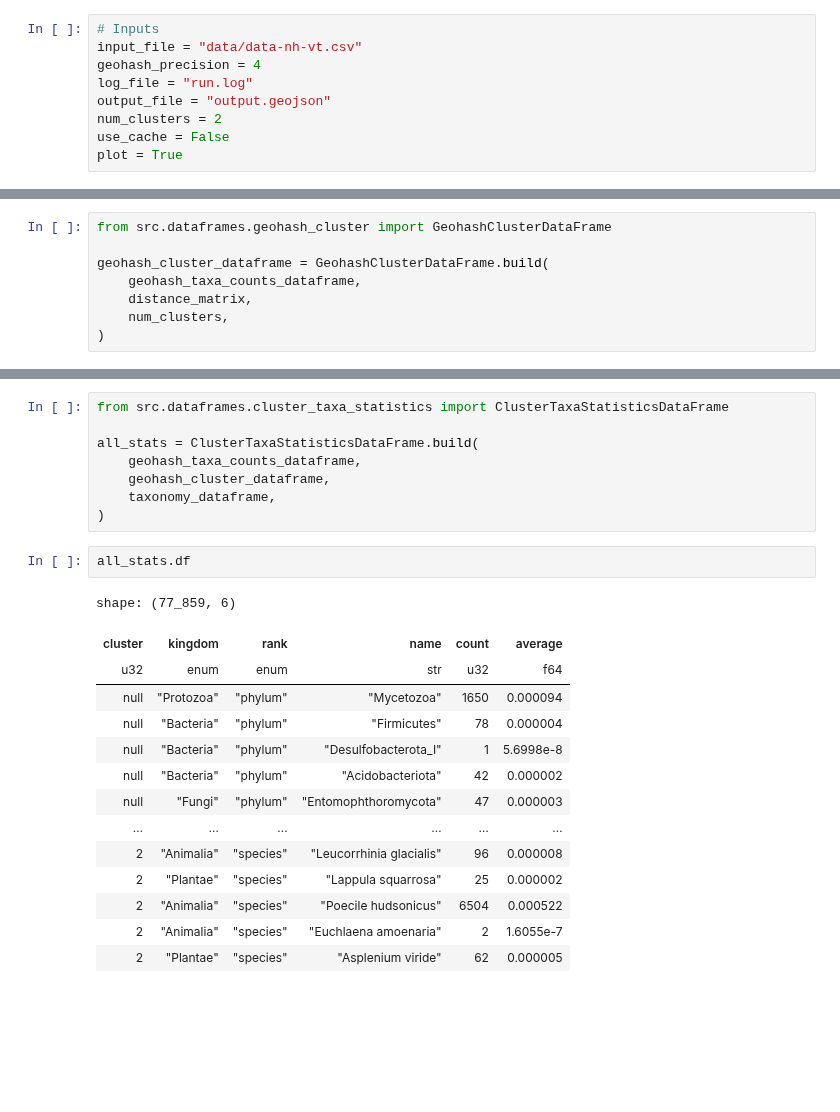
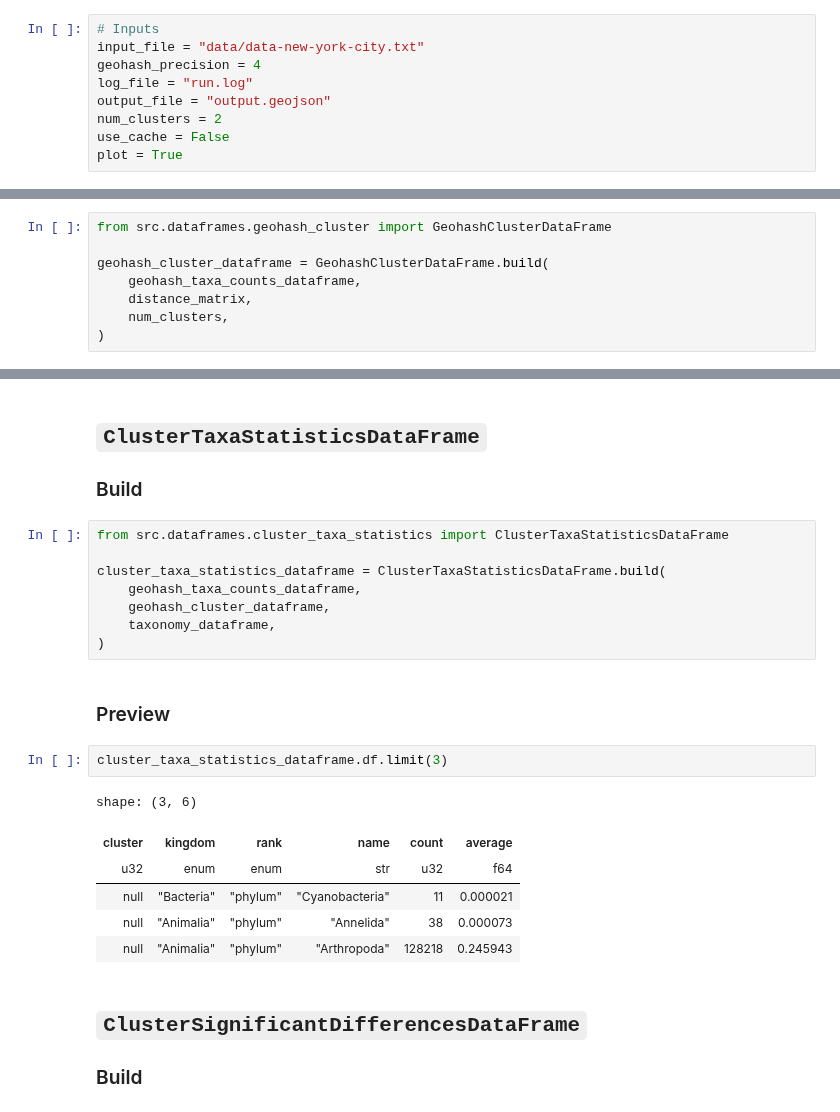
Before and after one commit to frewsxcv/citizen-science-bioregionalization, a Jupyter notebook: Workspace.ipynb, the cells around one changed output, grey strips where cells are left out. Cells and saved outputs as stored; diff of their text form; blank space fills up the shorter version.

```diff
--- a/Workspace.ipynb
+++ b/Workspace.ipynb
@@ -1,6 +5,6 @@
 # %%
 # Inputs
-input_file = "data/data-nh-vt.csv"
+input_file = "data/data-new-york-city.txt"
 geohash_precision = 4
 log_file = "run.log"
 output_file = "output.geojson"
@@ -47,25 +167,27 @@ cluster_colors = ClusterColorDataFrame.from_clusters(geohash_cluster_dataframe)
+# %% [markdown]
+## `ClusterTaxaStatisticsDataFrame`
+
+### Build
 # %%
 from src.dataframes.cluster_taxa_statistics import ClusterTaxaStatisticsDataFrame
 
-all_stats = ClusterTaxaStatisticsDataFrame.build(
+cluster_taxa_statistics_dataframe = ClusterTaxaStatisticsDataFrame.build(
     geohash_taxa_counts_dataframe,
     geohash_cluster_dataframe,
     taxonomy_dataframe,
 )
+# %% [markdown]
+### Preview
 # %%
-all_stats.df
+cluster_taxa_statistics_dataframe.df.limit(3)
 # %% [output]
-shape: (77_859, 6)
+shape: (3, 6)
 | cluster | kingdom | rank | name | count | average |
 | u32 | enum | enum | str | u32 | f64 |
-| null | "Protozoa" | "phylum" | "Mycetozoa" | 1650 | 0.000094 |
-| null | "Bacteria" | "phylum" | "Firmicutes" | 78 | 0.000004 |
-| null | "Bacteria" | "phylum" | "Desulfobacterota_I" | 1 | 5.6998e-8 |
-| null | "Bacteria" | "phylum" | "Acidobacteriota" | 42 | 0.000002 |
-| null | "Fungi" | "phylum" | "Entomophthoromycota" | 47 | 0.000003 |
-| … | … | … | … | … | … |
-| 2 | "Animalia" | "species" | "Leucorrhinia glacialis" | 96 | 0.000008 |
-| 2 | "Plantae" | "species" | "Lappula squarrosa" | 25 | 0.000002 |
-| 2 | "Animalia" | "species" | "Poecile hudsonicus" | 6504 | 0.000522 |
-| 2 | "Animalia" | "species" | "Euchlaena amoenaria" | 2 | 1.6055e-7 |
-| 2 | "Plantae" | "species" | "Asplenium viride" | 62 | 0.000005 |
+| null | "Bacteria" | "phylum" | "Cyanobacteria" | 11 | 0.000021 |
+| null | "Animalia" | "phylum" | "Annelida" | 38 | 0.000073 |
+| null | "Animalia" | "phylum" | "Arthropoda" | 128218 | 0.245943 |
+# %% [markdown]
+## `ClusterSignificantDifferencesDataFrame`
+
+### Build
```
Also changed, not shown: parts of 39 cells of this notebook.
